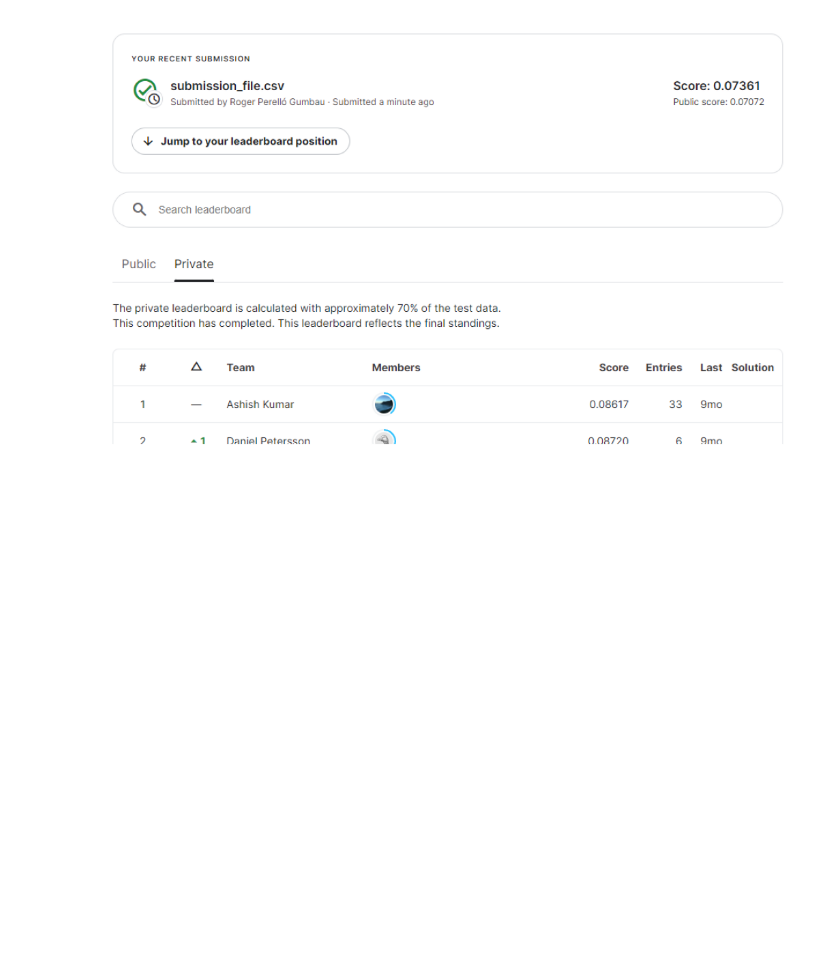
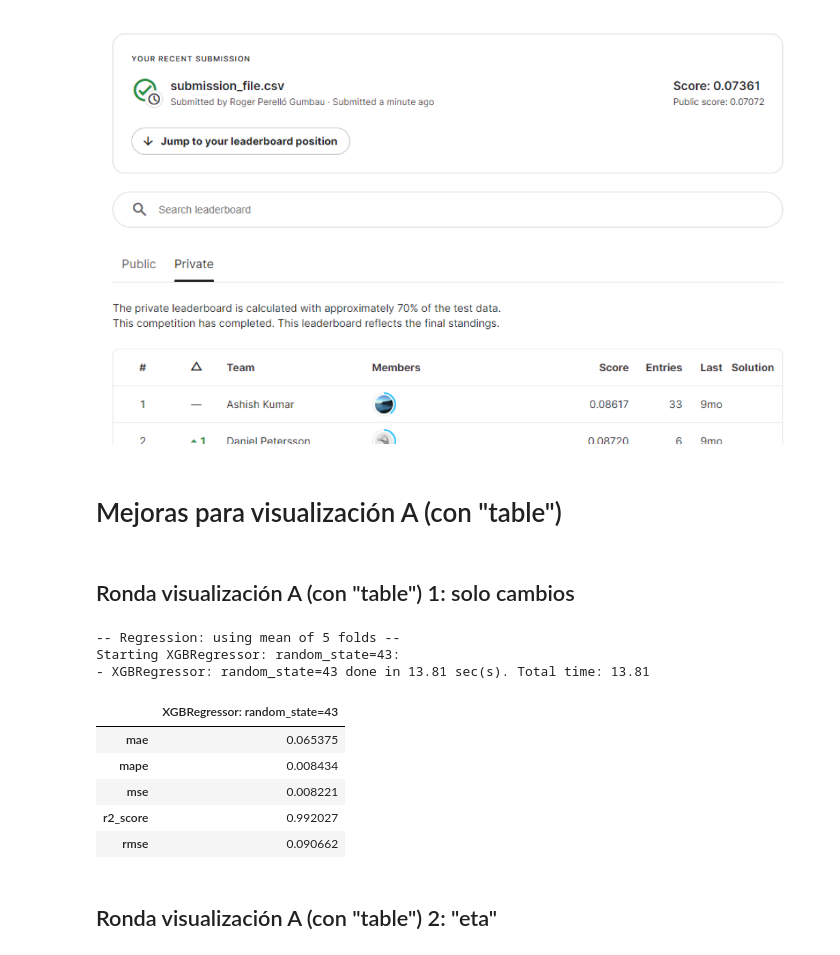
Before and after one commit to RogerPerello/Machine_learning-diamonds, a Jupyter notebook: src/notebooks/project/4.model_optimization.ipynb, the cells around one changed output. Cells and saved outputs as stored; diff of their text form; code cells hidden in the pictures; blank space fills up the shorter version.

```diff
--- a/src/notebooks/project/4.model_optimization.ipynb
+++ b/src/notebooks/project/4.model_optimization.ipynb
@@ -1335,3 +1335,32 @@ plt.axis('off')
 plt.show()
 # %% [output]
 [figure]
+# %% [markdown]
+# Mejoras para visualización A (con "table")
+# %%
+df_visualizacion_b = pd.read_csv(r'data\processed\original_processed_with_table.csv')
+
+df_visualizacion_b = remove_all(df_visualizacion_b, zeros_only=True)
+df_visualizacion_b = assign_values(df_visualizacion_b, outlier=False)
+
+df_visualizacion_b['price'] = np.log(df_visualizacion_b['price'])
+# %% [markdown]
+## Ronda visualización A (con "table") 1: solo cambios
+# %%
+round_vis_2a = Regression(df_visualizacion_b, 'price')
+X_train, X_test, y_train, y_test = round_vis_2a.split_dataframe()
+round_vis_2a.prepare_models(params_list=[['XGBRegressor', 'random_state=43']])
+round_vis_2a.apply_and_evaluate_kfolds()
+round_vis_2a.create_dataframe()
+# %% [output]
+-- Regression: using mean of 5 folds --
+Starting XGBRegressor: random_state=43:
+- XGBRegressor: random_state=43 done in 13.81 sec(s). Total time: 13.81
+|  | XGBRegressor: random_state=43 |
+| mae | 0.065375 |
+| mape | 0.008434 |
+| mse | 0.008221 |
+| r2_score | 0.992027 |
+| rmse | 0.090662 |
+# %% [markdown]
+## Ronda visualización A (con "table") 2: "eta"
```
Also changed, not shown: parts of 7 cells of this notebook, 5 other files.
